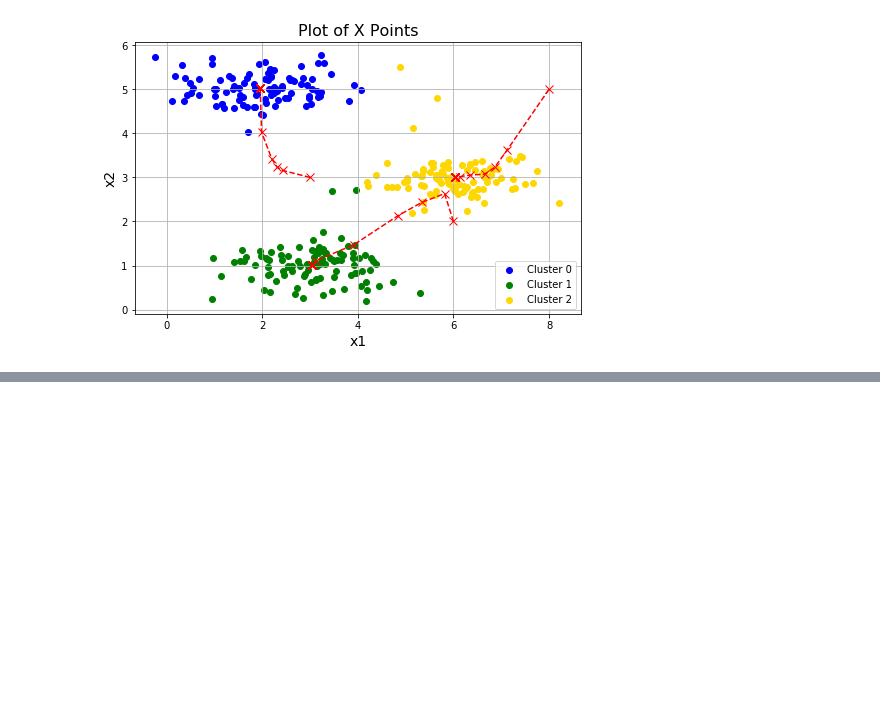
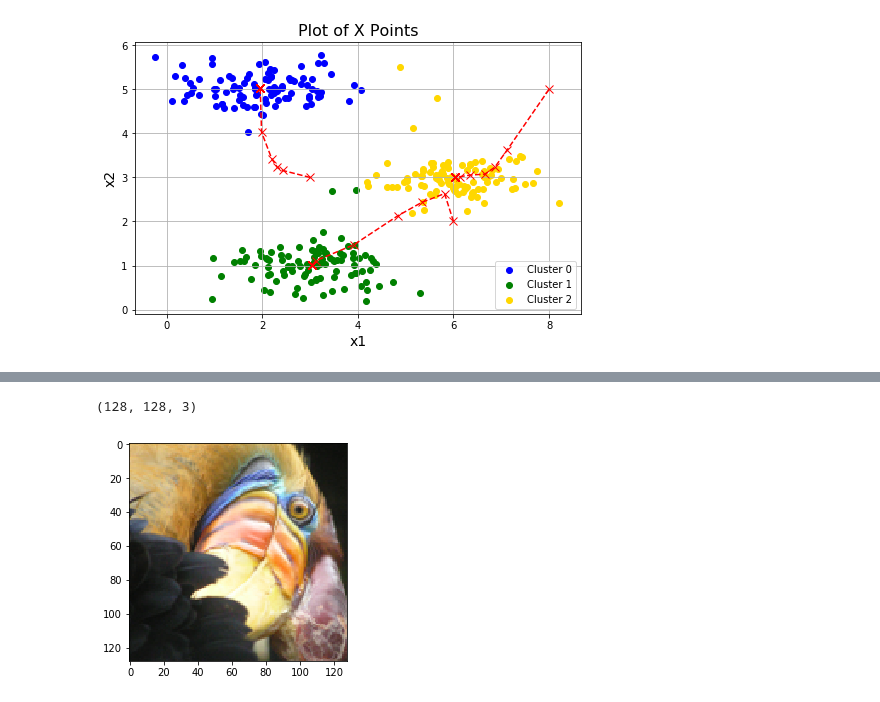
Before and after one commit to PowersYang/Coursera_ML_Exercise, a Jupyter notebook: machine-learning-ex7/ex7.ipynb, the cells around one changed output, grey strips where cells are left out. Saved outputs shown, nothing was run; the diff lists cells and outputs as text; code cells hidden in the pictures; blank space fills up the shorter version.

```diff
--- a/machine-learning-ex7/ex7.ipynb
+++ b/machine-learning-ex7/ex7.ipynb
@@ -135,0 +158,10 @@ yy
+# %%
+from skimage import io
+
+A = io.imread('ex7/bird_small.png')
+print(A.shape)
+plt.imshow(A)
+A = A / 255  # 除以255，使所有值都在0 - 1范围内
+# %% [output]
+(128, 128, 3)
+[figure, added]
```
Also changed, not shown: parts of 35 cells of this notebook.
